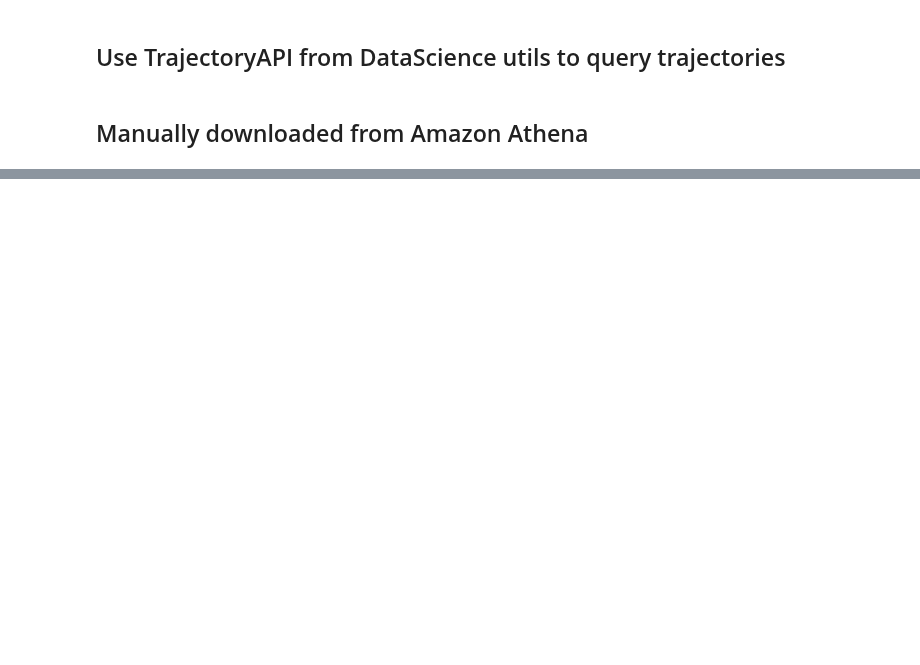
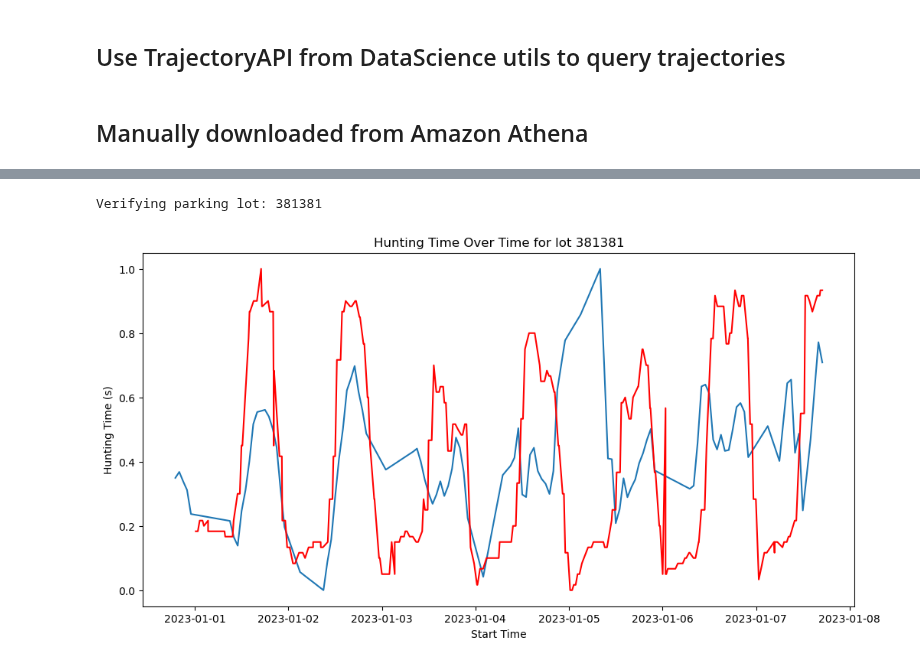
Before and after one commit to INRIX-Logan-Garwood/Parking-Location-vs-Occupancy, a Jupyter notebook: notebooks/hunting_mode.ipynb, the cells around one changed output, grey strips where cells are left out. Cells and saved outputs as stored; diff of their text form; code cells hidden in the pictures; blank space fills up the shorter version.

```diff
--- a/notebooks/hunting_mode.ipynb
+++ b/notebooks/hunting_mode.ipynb
@@ -144,10 +158,12 @@ agg_dict = {
     'raw_lat': list,
     'raw_lon': list,
     'timestamp': list,
+    'end_qk': 'last',
     'point_idx': 'max',
     'provider_id': 'first',
     'traj_raw_distance_m': 'first',
     'traj_raw_duration_millis': 'first',
+    'pk_lot': 'last'
 }
 trips_df = trajs.groupby(['trip_id', 'traj_idx']).agg(agg_dict).reset_index()
 # filter out trips with only one point
@@ -220,0 +256,14 @@ print(f"Good trip_id: {trip_id}, traj_idx: {traj_id}, hunting time: {hunting_tim
+# %%
+pk_lots = parking_occupancy['pk_lot'].unique()
+# %%
+# prep the hunting_df data by aggregating trips_gpd by time bin
+hunting_df = trips_gpd.copy()
+hunting_df = hunting_df[['trip_id', 'traj_idx', 'end_qk', 'provider_id', 'traj_raw_distance_m', 'traj_raw_duration_millis', 'pk_lot', 'geometry', 'start_time', 'end_time', 'hunting_time']].copy()
+hunting_df['nearest_hour'] = hunting_df['start_time'].dt.round('h')
+# cap the max hunting time
+max_mins = 10
+hunting_df['hunting_time'] = hunting_df['hunting_time'].apply(lambda x: min(x, max_mins * 60))
+hunting_df = hunting_df.groupby(['nearest_hour', 'pk_lot']).agg({'trip_id': 'count', 'hunting_time': 'mean'}).reset_index()
+hunting_df = hunting_df.rename(columns={'trip_id': 'num_trips'})
+hunting_df = hunting_df.sort_values('nearest_hour')
+display(hunting_df.head(10))
@@ -220,0 +282,29 @@ print(f"Good trip_id: {trip_id}, traj_idx: {traj_id}, hunting time: {hunting_tim
+# %%
+pk_lot = random.choice(pk_lots)
+print(f"Verifying parking lot: {pk_lot}")
+# %% [output]
+Verifying parking lot: 381381
+# %%
+# plot a line plot of hunting mode over time from trips_gpd
+hunting_df_lot = hunting_df[hunting_df['pk_lot'] == pk_lot].copy()
+# trips_lot_gpd = trips_lot_gpd[trips_lot_gpd['start_time'] >= '2023-01-04 00:00:00-08:00']
+hunting_df_lot = hunting_df_lot.sort_values('nearest_hour')
+
+x = hunting_df_lot['nearest_hour']
+# smooth the hunting time
+y = hunting_df_lot['hunting_time'].rolling(window=4).mean()
+y = (y - y.min()) / (y.max() - y.min())
+
+plt.figure(figsize=(12, 6))
+plt.plot(x, y)
+plt.xlabel('Start Time')
+plt.ylabel('Hunting Time (s)')
+plt.title(f'Hunting Time Over Time for lot {pk_lot}')
+
+z = lot_parking_occupancy['f_pct_occ']
+z = (z - z.min()) / (z.max() - z.min())
+lot_parking_occupancy = parking_occupancy[parking_occupancy['pk_lot'] == pk_lot].copy()
+plt.plot(lot_parking_occupancy['dt_start_date'], z, color='red')
+plt.show()
+# %% [output]
+[figure, added]
```
Also changed, not shown: parts of 14 cells of this notebook, 2 other files.
